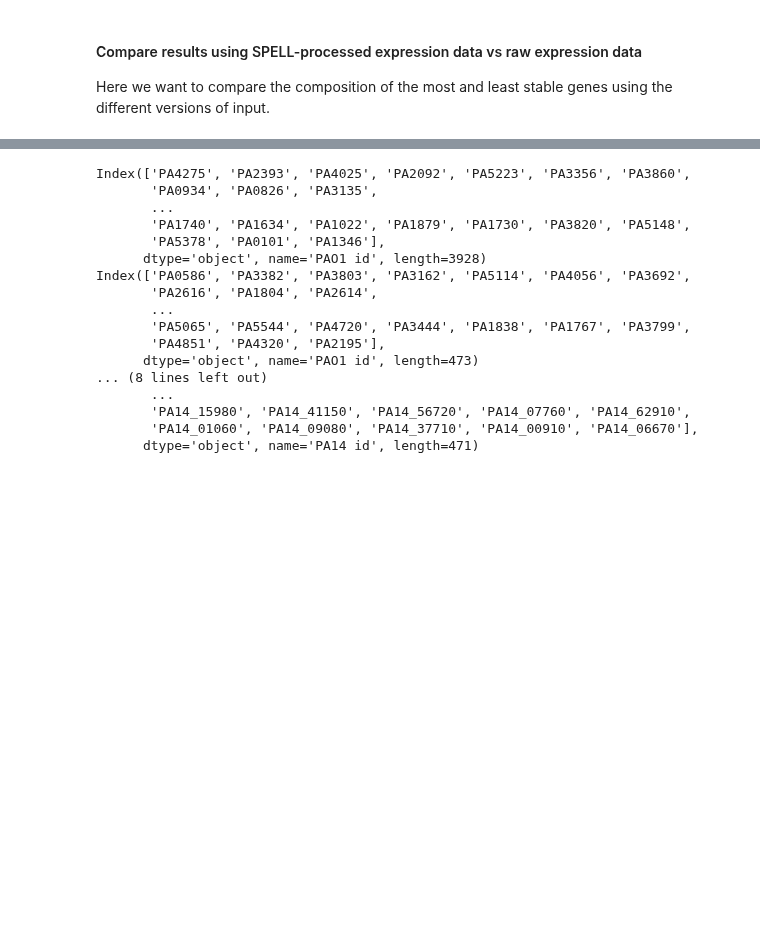
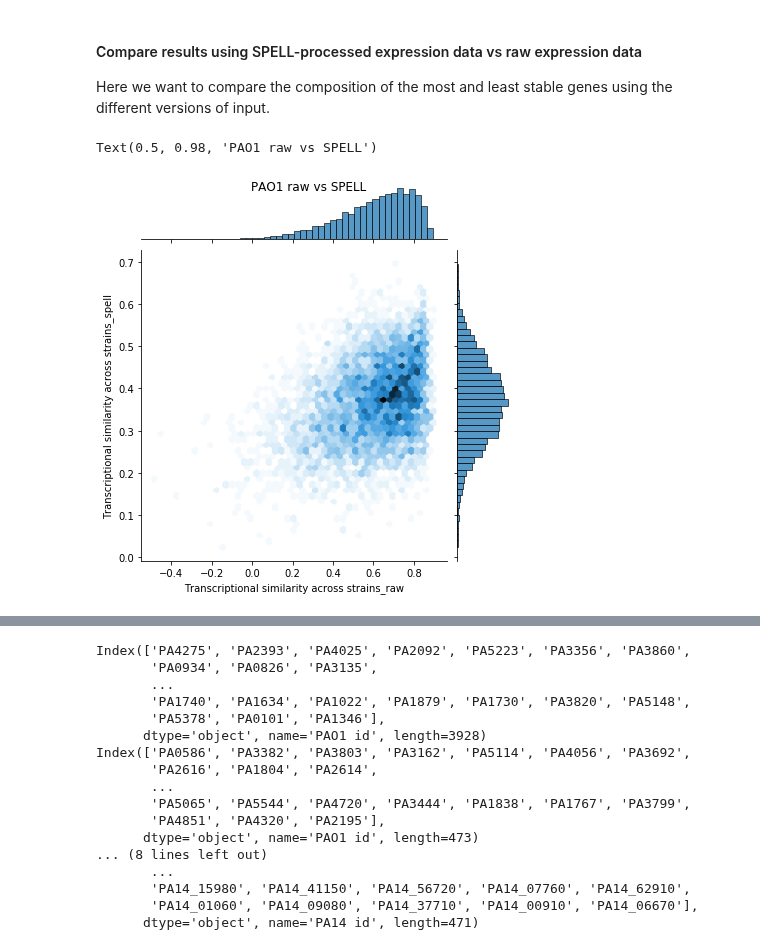
Before and after one commit to greenelab/core-accessory-interactome, a Jupyter notebook: 3_core_core_analysis/1_core_core_relationships_across_strains.ipynb, the cells around one changed output, grey strips where cells are left out. Cells and saved outputs as stored; diff of their text form; code cells hidden in the pictures; blank space fills up the shorter version.

```diff
--- a/3_core_core_analysis/1_core_core_relationships_across_strains.ipynb
+++ b/3_core_core_analysis/1_core_core_relationships_across_strains.ipynb
@@ -483,3 +474,29 @@ pao1_similarity_scores_spell = pd.read_csv(
 pa14_similarity_scores_spell = pd.read_csv(
     pa14_similarity_scores_filename, sep="\t", header=0, index_col=0
 )
+# %%
+# Merge scores across raw and SPELL-processed versions
+pao1_raw_spell = pao1_similarity_scores.merge(
+    pao1_similarity_scores_spell,
+    left_index=True,
+    right_index=True,
+    suffixes=["_raw", "_spell"],
+)
+pa14_raw_spell = pa14_similarity_scores.merge(
+    pa14_similarity_scores_spell,
+    left_index=True,
+    right_index=True,
+    suffixes=["_raw", "_spell"],
+)
+# %%
+# Pairplot
+sns.jointplot(
+    data=pao1_raw_spell,
+    x="Transcriptional similarity across strains_raw",
+    y="Transcriptional similarity across strains_spell",
+    kind="hex",
+)
+plt.suptitle("PAO1 raw vs SPELL")
+# %% [output]
+Text(0.5, 0.98, 'PAO1 raw vs SPELL')
+[figure, added]
```
Also changed, not shown: parts of 14 cells of this notebook, 6 other files.
